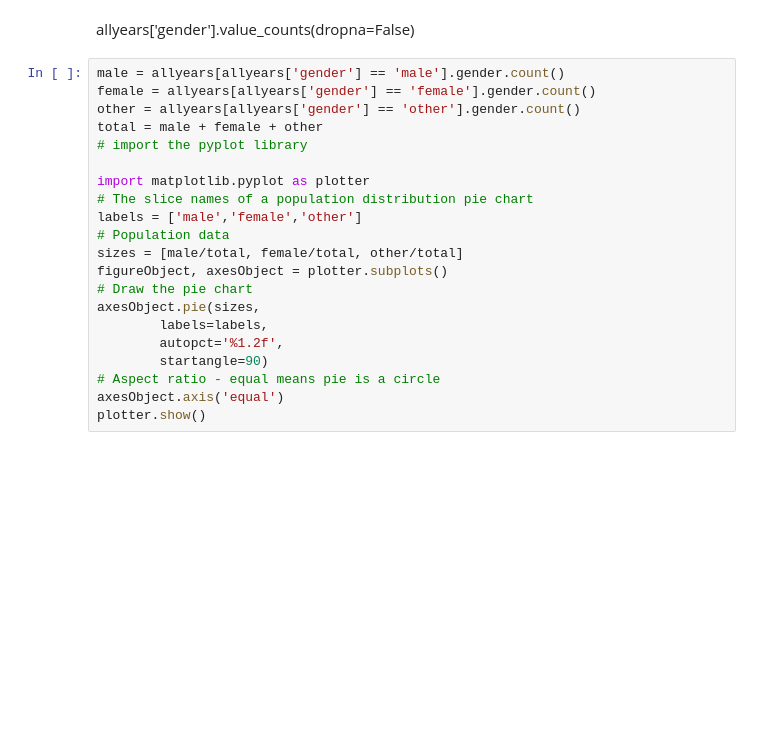
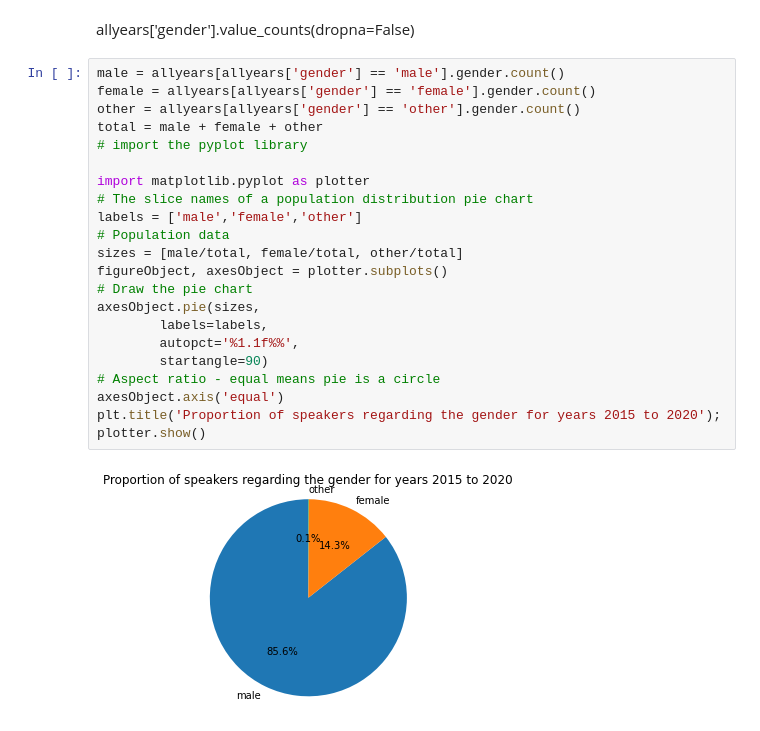
Before and after one commit to epfl-ada/ada-2021-project-allg, a Jupyter notebook: Milestone-2.ipynb, the cells around one changed output. Drawn from its saved outputs; the diff is of its cells as text; blank space fills up the shorter version.

```diff
--- a/Milestone-2.ipynb
+++ b/Milestone-2.ipynb
@@ -214,21 +243,24 @@ allyears['gender'].value_counts(dropna=False)
 # %%
 male = allyears[allyears['gender'] == 'male'].gender.count()
 female = allyears[allyears['gender'] == 'female'].gender.count()
 other = allyears[allyears['gender'] == 'other'].gender.count()
 total = male + female + other
 # import the pyplot library
 
 import matplotlib.pyplot as plotter
 # The slice names of a population distribution pie chart
 labels = ['male','female','other']
 # Population data
 sizes = [male/total, female/total, other/total]
 figureObject, axesObject = plotter.subplots()
 # Draw the pie chart
 axesObject.pie(sizes,
         labels=labels,
-        autopct='%1.2f',
+        autopct='%1.1f%%',
         startangle=90)
 # Aspect ratio - equal means pie is a circle
 axesObject.axis('equal')
+plt.title('Proportion of speakers regarding the gender for years 2015 to 2020');
 plotter.show()
+# %% [output]
+[figure, added]
```
Also changed, not shown: parts of 1 cell of this notebook, 1 other file.
